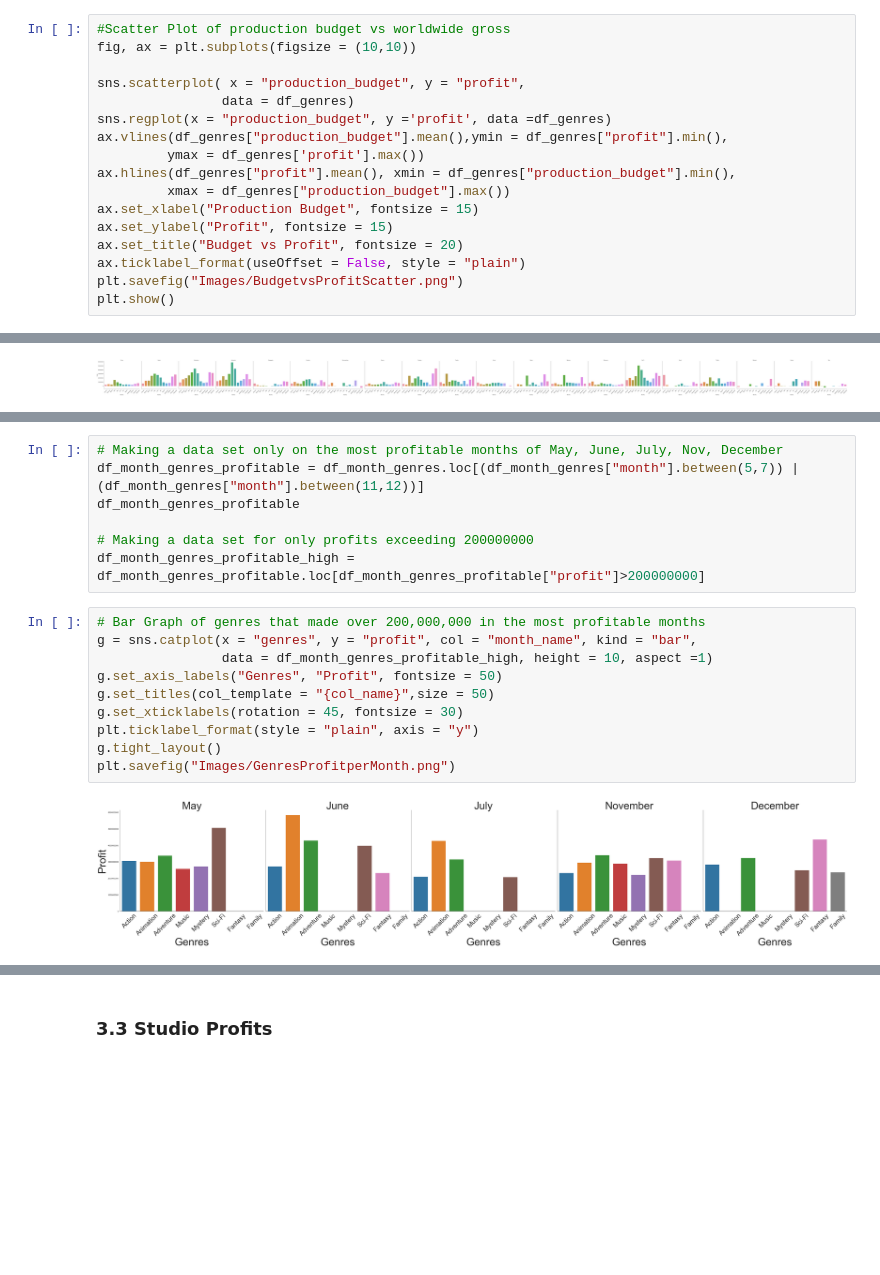
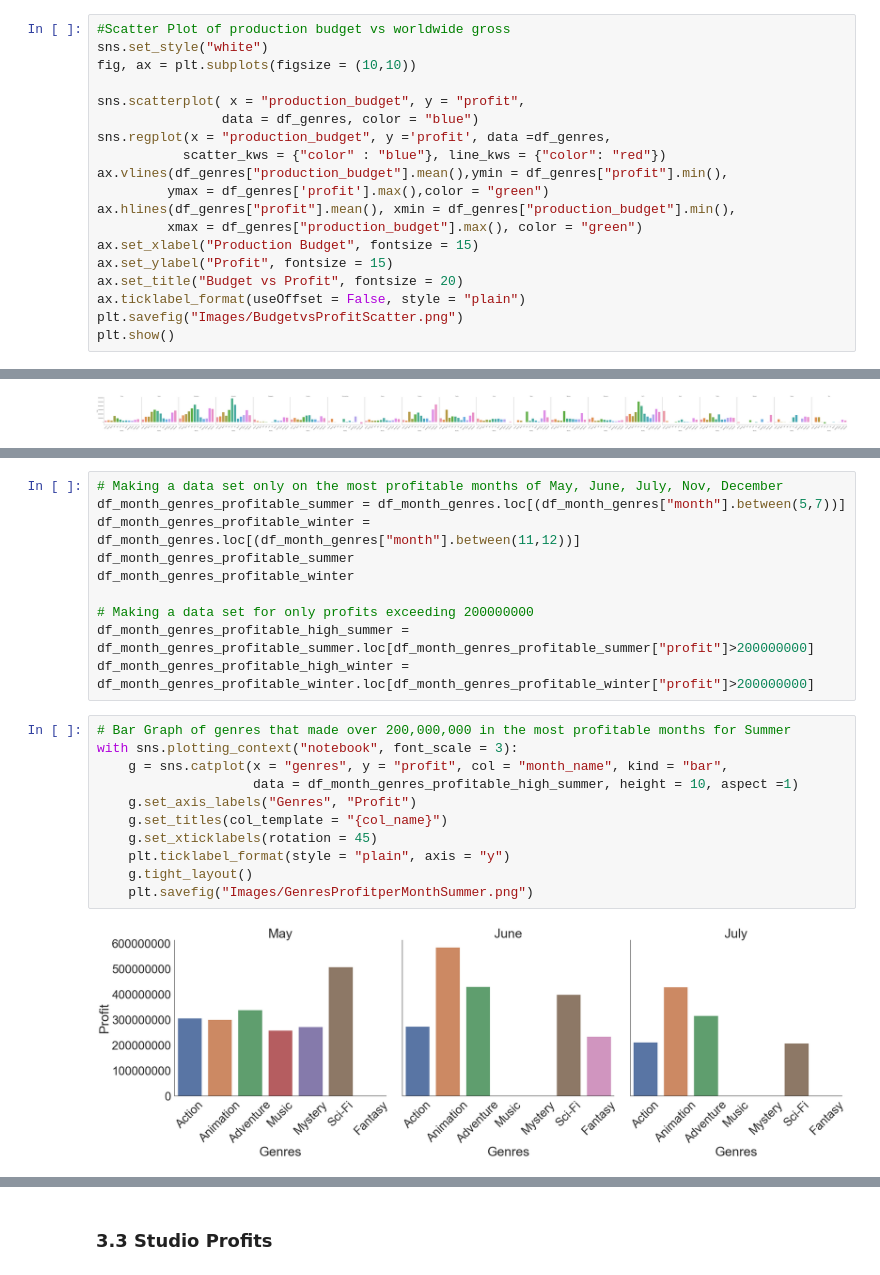
Before and after one commit to anguyen61191/MovieDataProject, a Jupyter notebook: MovieData.ipynb, the cells around one changed output, grey strips where cells are left out. Saved outputs shown, nothing was run; the diff lists cells and outputs as text; blank space fills up the shorter version.

```diff
--- a/MovieData.ipynb
+++ b/MovieData.ipynb
@@ -612,15 +627,17 @@ df_genres.corr(method = "pearson")
 ### 3.1 Production Budget vs Profit
 # %%
 #Scatter Plot of production budget vs worldwide gross
+sns.set_style("white")
 fig, ax = plt.subplots(figsize = (10,10))
 
 sns.scatterplot( x = "production_budget", y = "profit",
-                data = df_genres)
-sns.regplot(x = "production_budget", y ='profit', data =df_genres)
+                data = df_genres, color = "blue")
+sns.regplot(x = "production_budget", y ='profit', data =df_genres,
+           scatter_kws = {"color" : "blue"}, line_kws = {"color": "red"})
 ax.vlines(df_genres["production_budget"].mean(),ymin = df_genres["profit"].min(),
-         ymax = df_genres['profit'].max())
+         ymax = df_genres['profit'].max(),color = "green")
 ax.hlines(df_genres["profit"].mean(), xmin = df_genres["production_budget"].min(),
-         xmax = df_genres["production_budget"].max())
+         xmax = df_genres["production_budget"].max(), color = "green")
 ax.set_xlabel("Production Budget", fontsize = 15)
 ax.set_ylabel("Profit", fontsize = 15)
 ax.set_title("Budget vs Profit", fontsize = 20)
@@ -738,19 +772,23 @@ g.tight_layout()
 # %%
 # Making a data set only on the most profitable months of May, June, July, Nov, December
-df_month_genres_profitable = df_month_genres.loc[(df_month_genres["month"].between(5,7)) | (df_month_genres["month"].between(11,12))]
-df_month_genres_profitable
+df_month_genres_profitable_summer = df_month_genres.loc[(df_month_genres["month"].between(5,7))]
+df_month_genres_profitable_winter = df_month_genres.loc[(df_month_genres["month"].between(11,12))]
+df_month_genres_profitable_summer
+df_month_genres_profitable_winter
 
 # Making a data set for only profits exceeding 200000000
-df_month_genres_profitable_high = df_month_genres_profitable.loc[df_month_genres_profitable["profit"]>200000000]
+df_month_genres_profitable_high_summer = df_month_genres_profitable_summer.loc[df_month_genres_profitable_summer["profit"]>200000000]
+df_month_genres_profitable_high_winter = df_month_genres_profitable_winter.loc[df_month_genres_profitable_winter["profit"]>200000000]
 # %%
-# Bar Graph of genres that made over 200,000,000 in the most profitable months
-g = sns.catplot(x = "genres", y = "profit", col = "month_name", kind = "bar",
-                data = df_month_genres_profitable_high, height = 10, aspect =1)
-g.set_axis_labels("Genres", "Profit", fontsize = 50)
-g.set_titles(col_template = "{col_name}",size = 50)
-g.set_xticklabels(rotation = 45, fontsize = 30)
-plt.ticklabel_format(style = "plain", axis = "y")
-g.tight_layout()
-plt.savefig("Images/GenresProfitperMonth.png")
+# Bar Graph of genres that made over 200,000,000 in the most profitable months for Summer
+with sns.plotting_context("notebook", font_scale = 3):
+    g = sns.catplot(x = "genres", y = "profit", col = "month_name", kind = "bar",
+                    data = df_month_genres_profitable_high_summer, height = 10, aspect =1)
+    g.set_axis_labels("Genres", "Profit")
+    g.set_titles(col_template = "{col_name}")
+    g.set_xticklabels(rotation = 45)
+    plt.ticklabel_format(style = "plain", axis = "y")
+    g.tight_layout()
+    plt.savefig("Images/GenresProfitperMonthSummer.png")
 # %% [output]
-[figure, old version]
+[figure, new version]
```
Also changed, not shown: parts of 28 cells of this notebook.
